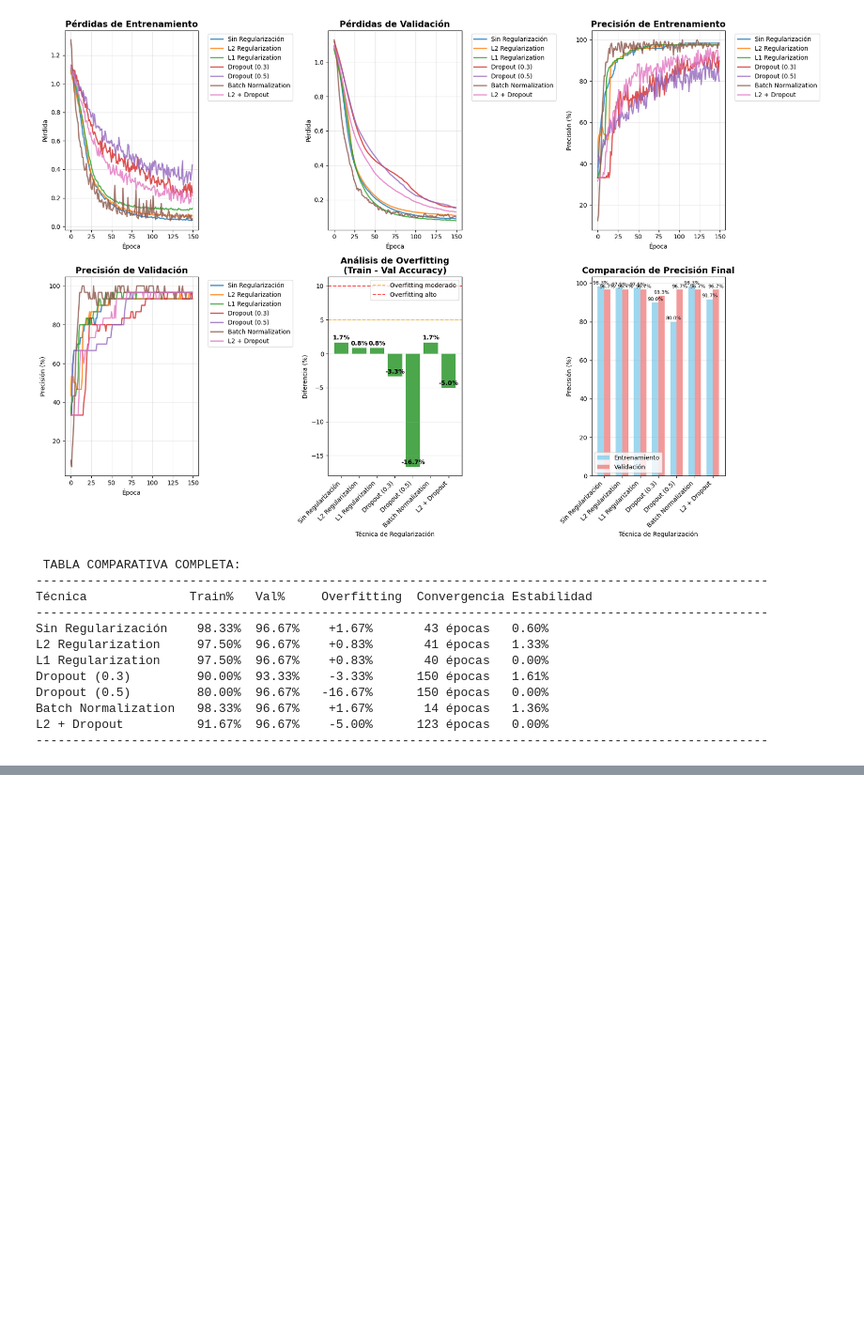
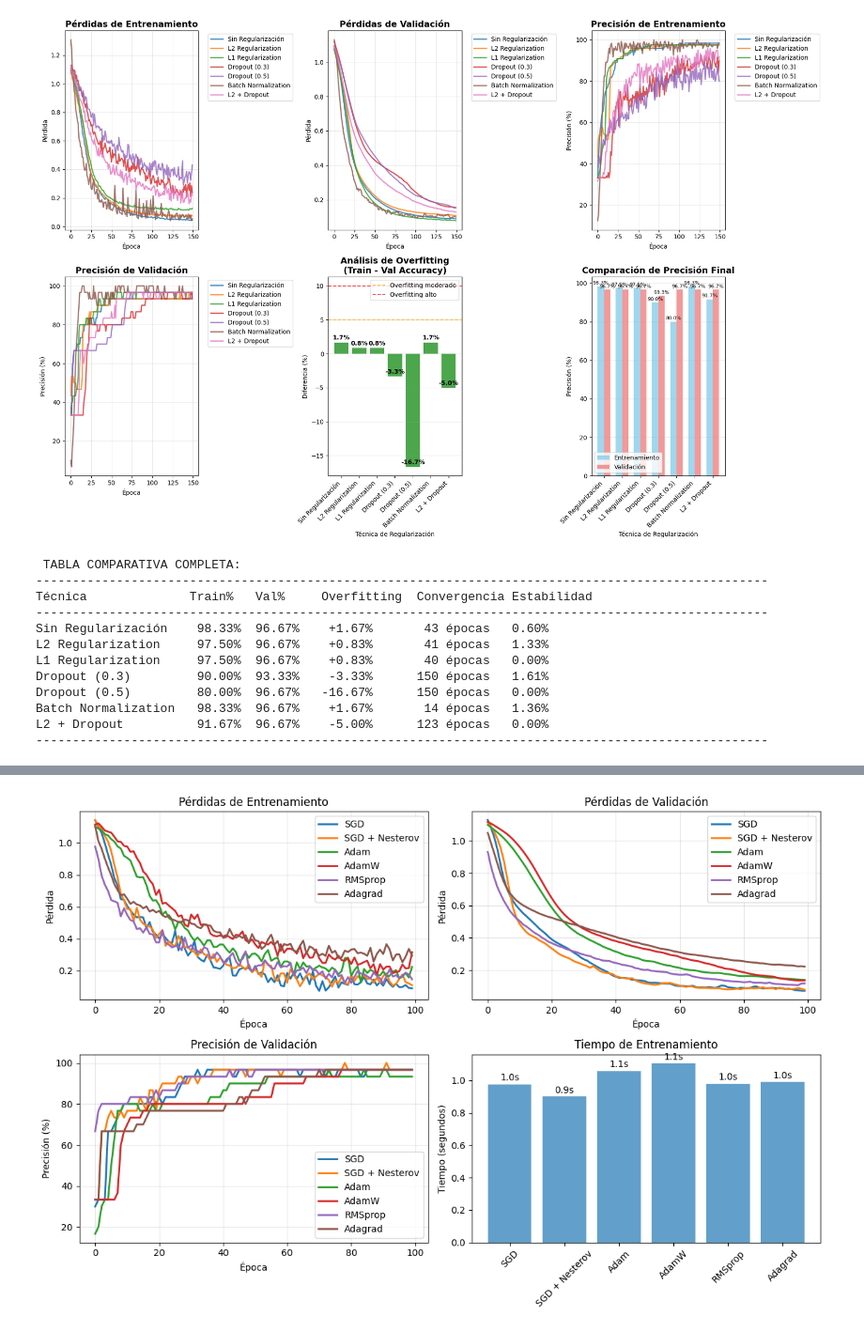
Before and after one commit to josuemj/Deep-Learning, a Jupyter notebook: htd2.ipynb, the cells around one changed output, grey strips where cells are left out. Shown at 94% size. Drawn from its saved outputs; the diff is of its cells as text; code cells hidden in the pictures; blank space fills up the shorter version.

```diff
--- a/htd2.ipynb
+++ b/htd2.ipynb
@@ -1010,0 +1185,81 @@ L2 + Dropout          91.67%  96.67%    -5.00%      123 épocas   0.00%
+# %%
+# Visualización comparativa de optimizadores
+fig, axes = plt.subplots(2, 2, figsize=(12, 8))
+
+# Pérdidas de entrenamiento
+axes[0, 0].set_title('Pérdidas de Entrenamiento')
+for opt_name, result in optimizer_results.items():
+    axes[0, 0].plot(result['train_losses'], label=opt_name, linewidth=2)
+axes[0, 0].set_xlabel('Época')
+axes[0, 0].set_ylabel('Pérdida')
+axes[0, 0].legend()
+axes[0, 0].grid(True, alpha=0.3)
+
+# Pérdidas de validación
+axes[0, 1].set_title('Pérdidas de Validación')
+for opt_name, result in optimizer_results.items():
+    axes[0, 1].plot(result['val_losses'], label=opt_name, linewidth=2)
+axes[0, 1].set_xlabel('Época')
+axes[0, 1].set_ylabel('Pérdida')
+axes[0, 1].legend()
+axes[0, 1].grid(True, alpha=0.3)
+
+# Precisión de validación
+axes[1, 0].set_title('Precisión de Validación')
+for opt_name, result in optimizer_results.items():
+    axes[1, 0].plot(result['val_accuracies'], label=opt_name, linewidth=2)
+axes[1, 0].set_xlabel('Época')
+axes[1, 0].set_ylabel('Precisión (%)')
+axes[1, 0].legend()
+axes[1, 0].grid(True, alpha=0.3)
+
+# Comparación de tiempos de entrenamiento
+axes[1, 1].set_title('Tiempo de Entrenamiento')
+opt_names = list(optimizer_results.keys())
+training_times = [optimizer_results[name]['training_time'] for name in opt_names]
+bars = axes[1, 1].bar(opt_names, training_times, alpha=0.7)
+axes[1, 1].set_ylabel('Tiempo (segundos)')
+axes[1, 1].tick_params(axis='x', rotation=45)
+
+# Agregar valores en las barras
+for bar, time_val in zip(bars, training_times):
+    height = bar.get_height()
+    axes[1, 1].text(bar.get_x() + bar.get_width()/2., height + height*0.01,
+                    f'{time_val:.1f}s', ha='center', va='bottom')
+
+plt.tight_layout()
+plt.show()
+
+# Tabla comparativa final
+print("\nTABLA RESUMEN FINAL:")
+print("-" * 70)
+print(f"{'Optimizador':<15} {'Precisión Val':<12} {'Tiempo':<10} {'Convergencia':<12}")
+print("-" * 70)
+
+# Ordenar por precisión de validación
+sorted_optimizers = sorted(optimizer_results.items(),
+                          key=lambda x: x[1]['final_val_acc'], reverse=True)
+
+for opt_name, result in sorted_optimizers:
+    print(f"{opt_name:<15} {result['final_val_acc']:>9.2f}% "
+          f"{result['training_time']:>7.1f}s {result['convergence_epoch']:>9d} épocas")
+
+print("-" * 70)
+
+# Análisis eficiencia (precisión/tiempo)
+print("\nEFICIENCIA (Precisión/Tiempo):")
+efficiency_scores = {}
+for opt_name, result in optimizer_results.items():
+    efficiency = result['final_val_acc'] / result['training_time']
+    efficiency_scores[opt_name] = efficiency
+
+best_efficiency = max(efficiency_scores.items(), key=lambda x: x[1])
+print(f"Más eficiente: {best_efficiency[0]} ({best_efficiency[1]:.2f} puntos/segundo)")
+
+print(f"\nRECOMENDACIONES:")
+print(f"Para máxima precisión: {best_accuracy[0]}")
+print(f"Para entrenamiento rápido: {fastest_training[0]}")
+print(f"Para convergencia rápida: {fastest_convergence[0]}")
+print(f"Para mejor eficiencia: {best_efficiency[0]}")
+# %% [output]
+[figure, added]
```
Also changed, not shown: parts of 4 cells of this notebook.
